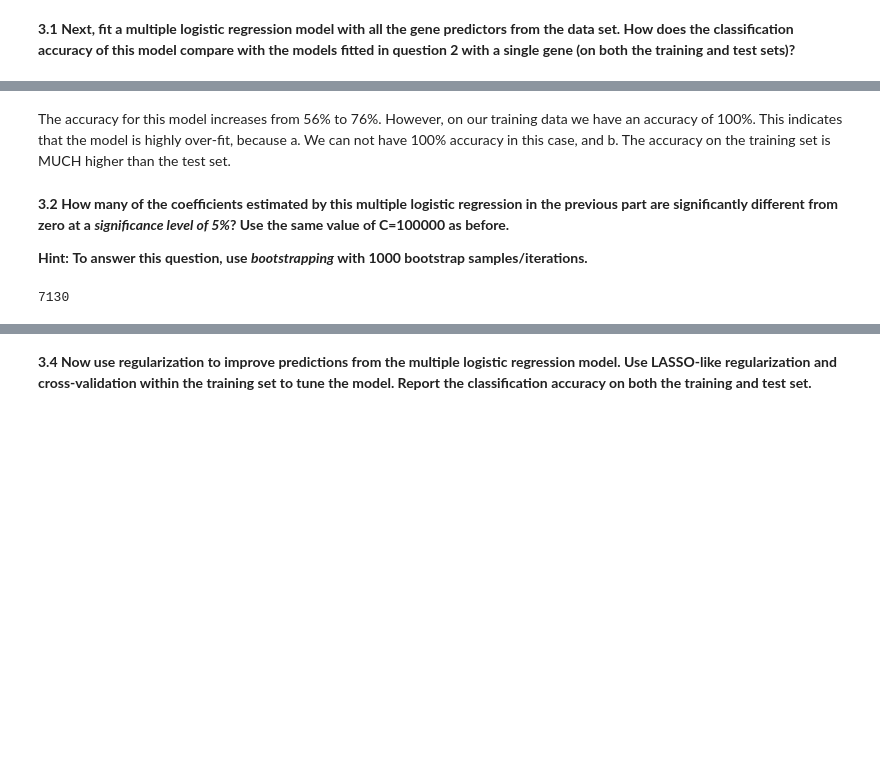
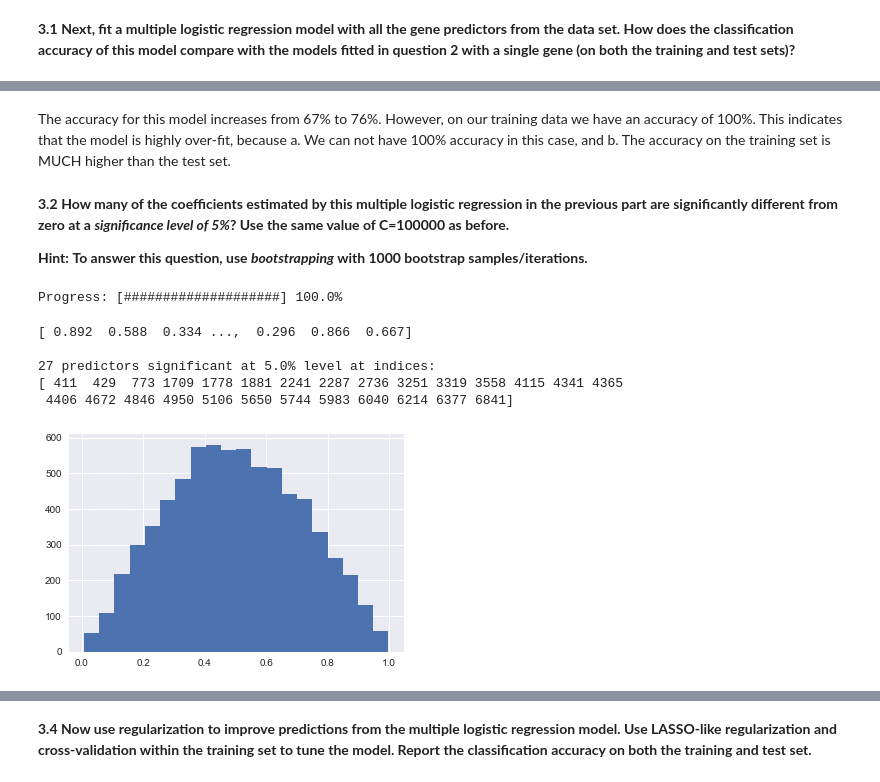
Before and after one commit to kdumontnu/2019-CS109A, a Jupyter notebook: homework/hw4/cs109a_HW4_submit.ipynb, the cells around one changed output, grey strips where cells are left out. Drawn from its saved outputs; the diff is of its cells as text; code cells hidden in the pictures; blank space fills up the shorter version.

```diff
--- a/homework/hw4/cs109a_HW4_submit.ipynb
+++ b/homework/hw4/cs109a_HW4_submit.ipynb
@@ -414,11 +425,6 @@ Coefficients: [[-0.00894277  0.6290044   0.16160074 ... -0.15769538  0.37397142
 # %% [markdown]
-The accuracy for this model increases from 56% to 76%. However, on our training data we have an accuracy of 100%. This indicates that the model is highly over-fit, because a. We can not have 100% accuracy in this case, and b. The accuracy on the training set is MUCH higher than the test set.
+The accuracy for this model increases from 67% to 76%. However, on our training data we have an accuracy of 100%. This indicates that the model is highly over-fit, because a. We can not have 100% accuracy in this case, and b. The accuracy on the training set is MUCH higher than the test set.
 # %% [markdown]
 **3.2** **How many of the coefficients estimated by this multiple logistic regression in the previous part are significantly different from zero at a *significance level of 5%*? Use the same value of C=100000 as before.**
 
 **Hint:** **To answer this question, use *bootstrapping* with 1000 bootstrap samples/iterations.**
-# %%
-# your code here
-len(lr.coef_[0])
-# %% [output]
-7130
@@ -426,0 +431,54 @@ len(lr.coef_[0])
+# %%
+np.random.seed(None)
+
+samples = 1000
+alpha = 0.05
+
+x_vals = len(X_train_bs.columns)
+
+updateStatusBar(0)
+slopes = np.zeros((samples, x_vals + 1))
+for i in range(samples):
+    X, X_bs, y, y_bs = train_test_split(df.loc[:, df.columns != 'Cancer_type'],
+                                                         df.Cancer_type, test_size=0.2,
+                                                         random_state = None,
+                                                         stratify = df.Cancer_type)
+
+    #X_bs = df_bs.drop('Cancer_type', axis=1)
+    #y_bs = df_bs['Cancer_type']
+
+    X_bs_n = \
+        pd.DataFrame(MinMaxScaler().fit_transform(X_bs.values), columns=X_bs.columns, index=X_bs.index)
+
+    # Update timing status
+    updateStatusBar(float(i)/samples)
+
+    # Perfrorm logistic regression on new sample
+    lr = LogisticRegression(C=100000, solver='liblinear')
+    lr.fit(sm.add_constant(X_bs_n), y_bs)
+
+    # Save slope
+    slopes[i] = lr.coef_
+updateStatusBar(1)
+# %% [output]
+Progress: [####################] 100.0%
+# %%
+# For each predictor, calculat the percentage of positive coefficients from bootstrapping
+p_values = np.zeros(x_vals)
+for x in range(1,x_vals + 1):
+    p_values[x-1] = float(len([num for num in slopes[:,x] if num > 0]))/len(slopes[:,x])
+print(p_values)
+
+stat_sig = np.argwhere((p_values<=alpha/2) | (p_values>=(1-alpha/2))).T[0]
+print('\n{} predictors significant at {:1.2}% level at indices:'.format(len(stat_sig), alpha*100))
+print(stat_sig)
+plt.hist(p_values,bins=20)
+plt.title = 'p-value distribution'
+plt.show()
+# %% [output]
+[ 0.892  0.588  0.334 ...,  0.296  0.866  0.667]
+
+27 predictors significant at 5.0% level at indices:
+[ 411  429  773 1709 1778 1881 2241 2287 2736 3251 3319 3558 4115 4341 4365
+ 4406 4672 4846 4950 5106 5650 5744 5983 6040 6214 6377 6841]
+[figure, added]
```
Also changed, not shown: parts of 17 cells of this notebook.
